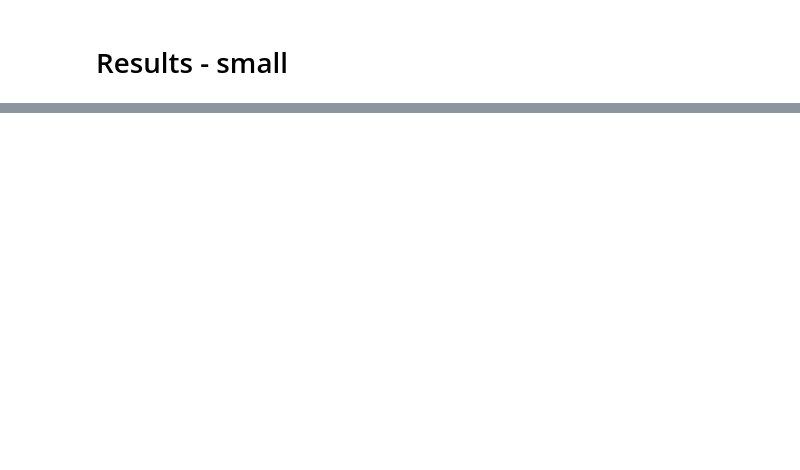
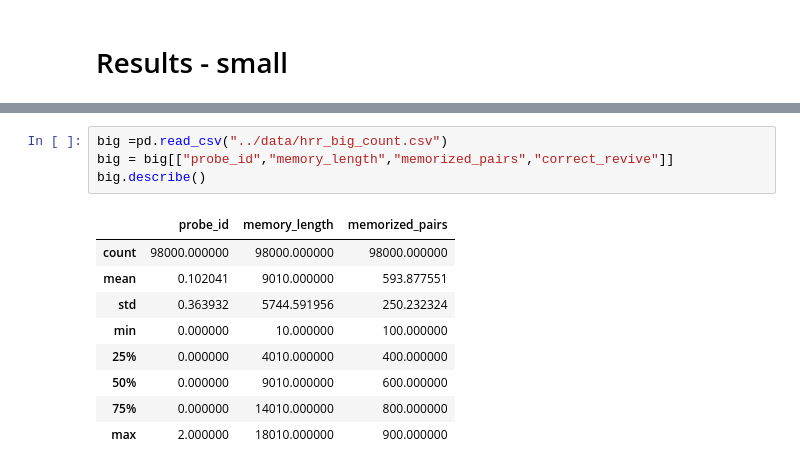
Before and after one commit to PatrykLisik/random_stuff_and_notes, a Jupyter notebook: holographic_reduced_representation/notebooks/1. Memory_length_vs_ablity_to_recall.ipynb, the cells around one changed output, grey strips where cells are left out. Drawn from its saved outputs; the diff is of its cells as text; blank space fills up the shorter version.

```diff
--- a/holographic_reduced_representation/notebooks/1. Memory_length_vs_ablity_to_recall.ipynb
+++ b/holographic_reduced_representation/notebooks/1. Memory_length_vs_ablity_to_recall.ipynb
@@ -95,0 +97,14 @@ Text(0.5, 1.0, 'How memory length influence abilty to recall')
+# %%
+big =pd.read_csv("../data/hrr_big_count.csv")
+big = big[["probe_id","memory_length","memorized_pairs","correct_revive"]]
+big.describe()
+# %% [output]
+|  | probe_id | memory_length | memorized_pairs |
+| count | 98000.000000 | 98000.000000 | 98000.000000 |
+| mean | 0.102041 | 9010.000000 | 593.877551 |
+| std | 0.363932 | 5744.591956 | 250.232324 |
+| min | 0.000000 | 10.000000 | 100.000000 |
+| 25% | 0.000000 | 4010.000000 | 400.000000 |
+| 50% | 0.000000 | 9010.000000 | 600.000000 |
+| 75% | 0.000000 | 14010.000000 | 800.000000 |
+| max | 2.000000 | 18010.000000 | 900.000000 |
```
Also changed, not shown: parts of 7 cells of this notebook.
